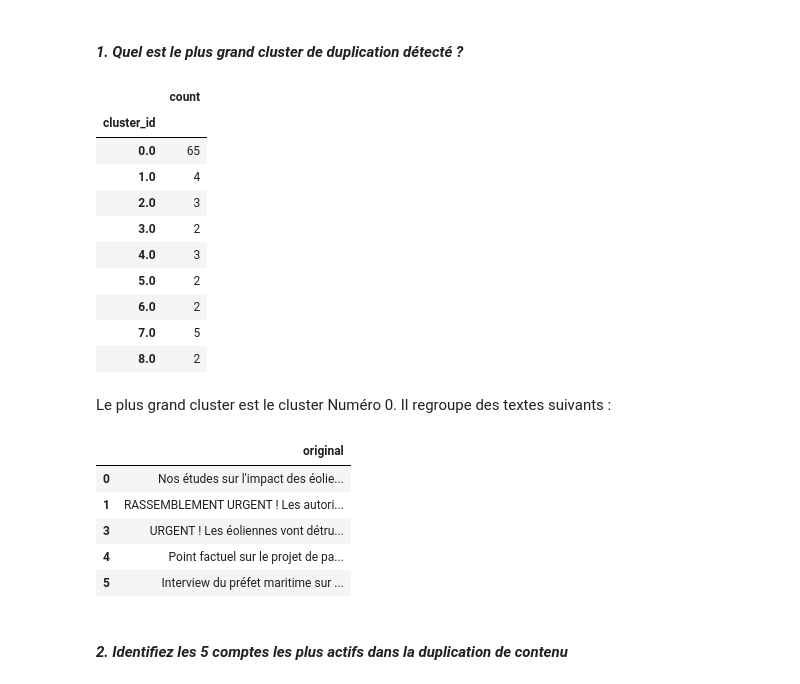
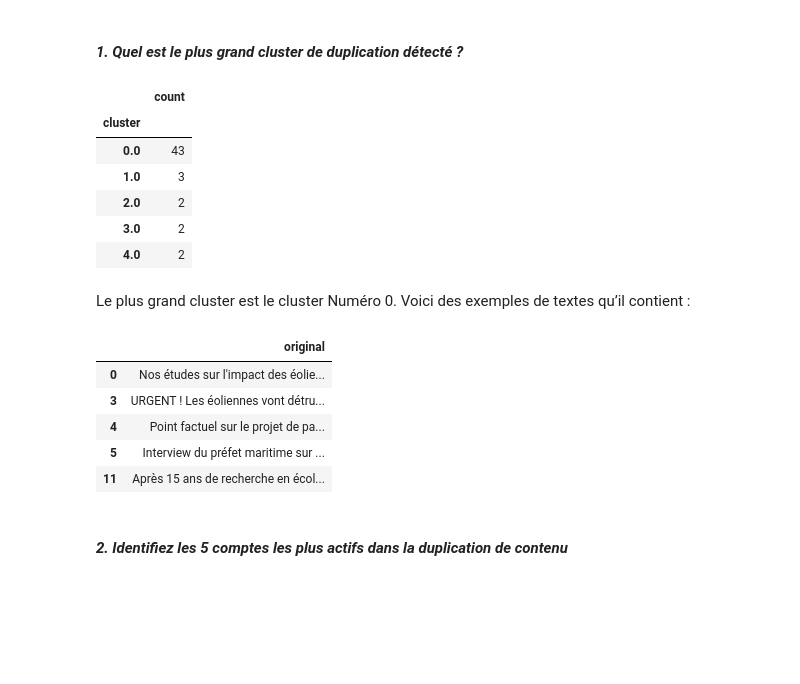
Before and after one commit to matthewslouismarie/esilv-social-engineering-td3, a Jupyter notebook: shared/d3lta/notebook.ipynb, the cells around one changed output. Cells and saved outputs as stored; diff of their text form; code cells hidden in the pictures; blank space fills up the shorter version.

```diff
--- a/shared/d3lta/notebook.ipynb
+++ b/shared/d3lta/notebook.ipynb
@@ -26,7 +24,7 @@ import numpy as np
 # %%
 df_posts = pd.read_csv('unified_posts.csv', parse_dates=['date'])
 # df_posts.reset_index()
-# df_posts.index = df_posts.index.astype(str) # This should allow the index to be preserved
+df_posts.index = df_posts.index.astype(str) # This should allow the index to be preserved
 # %% [markdown]
 ### Creating embeddings
 # %%
@@ -56,9 +54,11 @@ df = pd.DataFrame(examples_dataset, columns=["text_language_detect"])
 df.index = df.index.astype(str)
 
 matches, df_clusters = faiss.semantic_faiss(
-    df=df.rename(columns={"text_language_detect": "original"}),
+    df=df_posts.rename(columns={"content": "original"}),
     min_size_txt=10,
     embeddings_to_save='myembeddings',
+    # threshold_grapheme=0.001, Doesn’t seem to have any effect
+    # threshold_language=0.3, Doesn’t seem to have much effect. When too low everything is put in the same cluster.
     threshold_semantic=0.55,
 )
 # %% [output]
@@ -126,30 +126,26 @@ array([ 0., nan,  3.,  2.,  1.,  4.])
 # %% [markdown]
 #### *1. Quel est le plus grand cluster de duplication détecté ?*
 # %%
-df_clusters[['cluster_id', 'original']].groupby(by='cluster_id').count().rename(columns={'original': 'count'})
+df_clusters[['cluster', 'original']].groupby(by='cluster').count().rename(columns={'original': 'count'})
 # %% [output]
 |  | count |
-| cluster_id |  |
-| 0.0 | 65 |
-| 1.0 | 4 |
-| 2.0 | 3 |
+| cluster |  |
+| 0.0 | 43 |
+| 1.0 | 3 |
+| 2.0 | 2 |
 | 3.0 | 2 |
-| 4.0 | 3 |
-| 5.0 | 2 |
-| 6.0 | 2 |
-| 7.0 | 5 |
-| 8.0 | 2 |
+| 4.0 | 2 |
 # %% [markdown]
-Le plus grand cluster est le cluster Numéro 0. Il regroupe des textes suivants :
+Le plus grand cluster est le cluster Numéro 0. Voici des exemples de textes qu’il contient :
 # %%
-df_clusters[df_clusters['cluster_id'] == 0][['original']].head()
+df_clusters[df_clusters['cluster'] == 0][['original']].head()
 # %% [output]
 |  | original |
 | 0 | Nos études sur l'impact des éolie... |
-| 1 | RASSEMBLEMENT URGENT ! Les autori... |
 | 3 | URGENT ! Les éoliennes vont détru... |
 | 4 | Point factuel sur le projet de pa... |
 | 5 | Interview du préfet maritime sur ... |
+| 11 | Après 15 ans de recherche en écol... |
 # %% [markdown]
 #### *2. Identifiez les 5 comptes les plus actifs dans la duplication de contenu*
 # %% [markdown]
```
Also changed, not shown: parts of 16 cells of this notebook.
